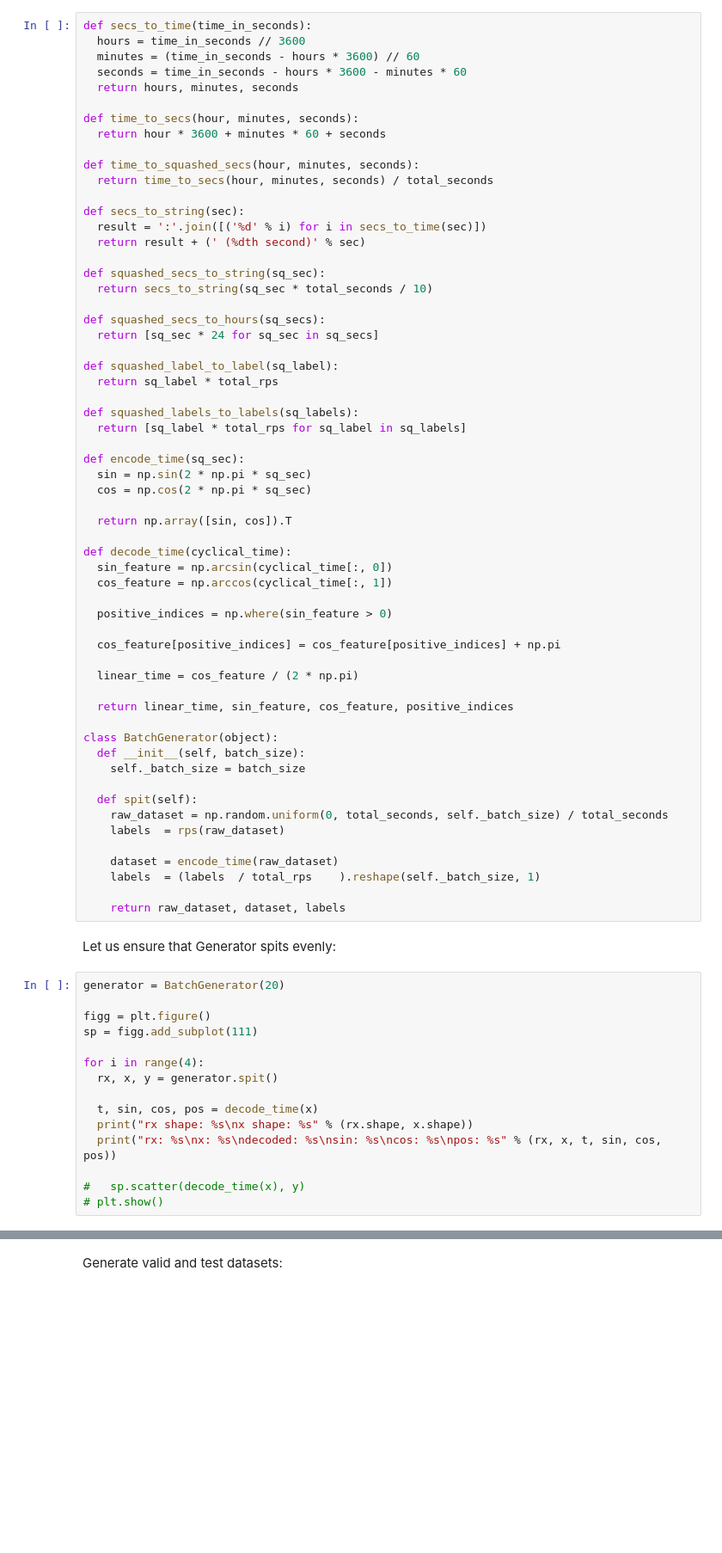
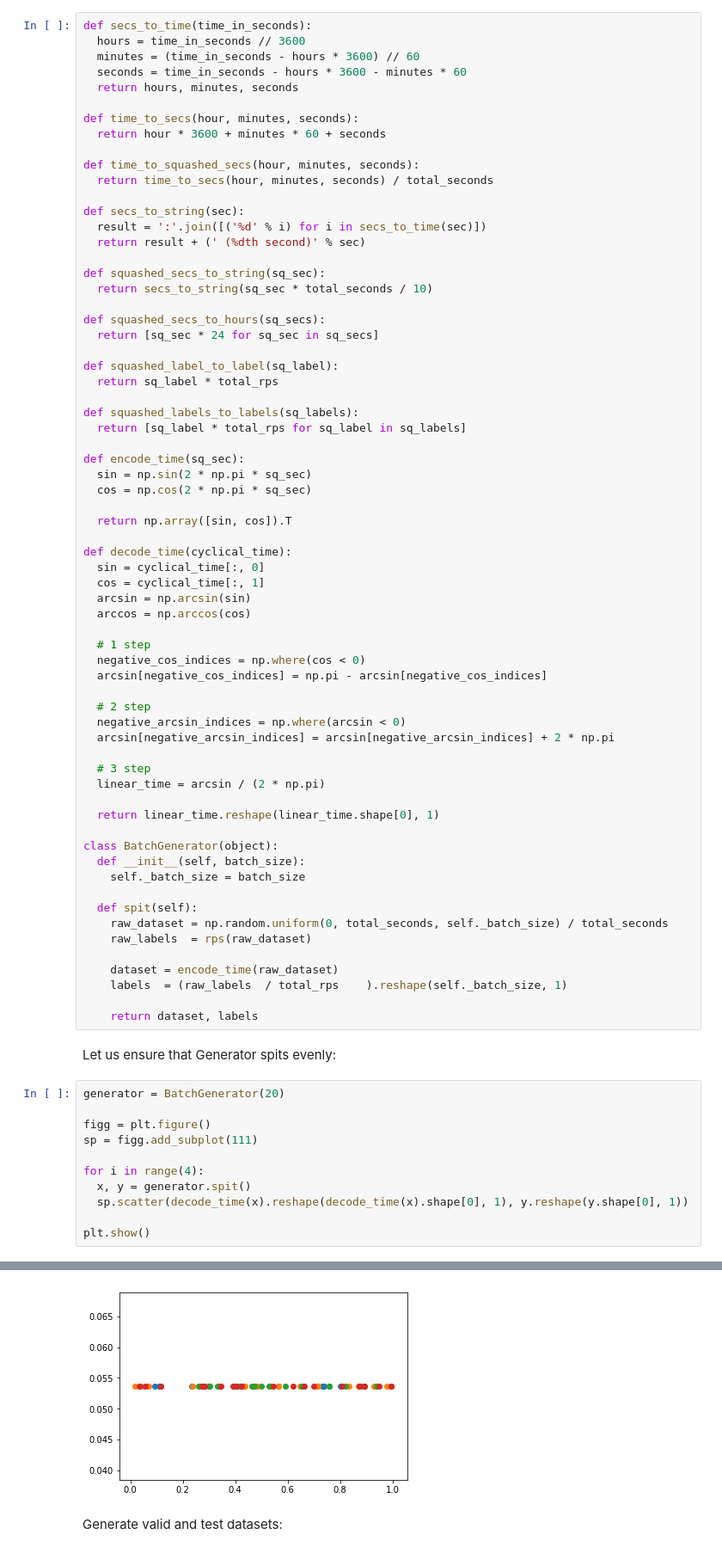
Before and after one commit to gafrom/udacity-deep_learning, a Jupyter notebook: hightime.ipynb, the cells around one changed output, grey strips where cells are left out. Shown at 86% size. Drawn from its saved outputs; the diff is of its cells as text; blank space fills up the shorter version.

Commit message:
Implement decode_time method for cyclical decoding

```diff
--- a/hightime.ipynb
+++ b/hightime.ipynb
@@ -77,16 +77,23 @@ def encode_time(sq_sec):
   return np.array([sin, cos]).T
 
 def decode_time(cyclical_time):
-  sin_feature = np.arcsin(cyclical_time[:, 0])
-  cos_feature = np.arccos(cyclical_time[:, 1])
+  sin = cyclical_time[:, 0]
+  cos = cyclical_time[:, 1]
+  arcsin = np.arcsin(sin)
+  arccos = np.arccos(cos)
 
-  positive_indices = np.where(sin_feature > 0)
+  # 1 step
+  negative_cos_indices = np.where(cos < 0)
+  arcsin[negative_cos_indices] = np.pi - arcsin[negative_cos_indices]
 
-  cos_feature[positive_indices] = cos_feature[positive_indices] + np.pi
+  # 2 step
+  negative_arcsin_indices = np.where(arcsin < 0)
+  arcsin[negative_arcsin_indices] = arcsin[negative_arcsin_indices] + 2 * np.pi
 
-  linear_time = cos_feature / (2 * np.pi)
+  # 3 step
+  linear_time = arcsin / (2 * np.pi)
 
-  return linear_time, sin_feature, cos_feature, positive_indices
+  return linear_time.reshape(linear_time.shape[0], 1)
 
 class BatchGenerator(object):
   def __init__(self, batch_size):
@@ -94,12 +101,12 @@ class BatchGenerator(object):
 
   def spit(self):
     raw_dataset = np.random.uniform(0, total_seconds, self._batch_size) / total_seconds
-    labels  = rps(raw_dataset)
+    raw_labels  = rps(raw_dataset)
 
     dataset = encode_time(raw_dataset)
-    labels  = (labels  / total_rps    ).reshape(self._batch_size, 1)
+    labels  = (raw_labels  / total_rps    ).reshape(self._batch_size, 1)
 
-    return raw_dataset, dataset, labels
+    return dataset, labels
 # %% [markdown]
 Let us ensure that Generator spits evenly:
 # %%
@@ -109,12 +116,8 @@ figg = plt.figure()
 sp = figg.add_subplot(111)
 
 for i in range(4):
-  rx, x, y = generator.spit()
+  x, y = generator.spit()
+  sp.scatter(decode_time(x).reshape(decode_time(x).shape[0], 1), y.reshape(y.shape[0], 1))
 
-  t, sin, cos, pos = decode_time(x)
-  print("rx shape: %s\nx shape: %s" % (rx.shape, x.shape))
-  print("rx: %s\nx: %s\ndecoded: %s\nsin: %s\ncos: %s\npos: %s" % (rx, x, t, sin, cos, pos))
-
-#   sp.scatter(decode_time(x), y)
-# plt.show()
+plt.show()
 # %% [output]
@@ -138,3 +124,4 @@ pos: (array([ 2,  4,  5,  6, 13, 16, 17, 19]),)
+[figure, added]
 # %% [markdown]
 Generate valid and test datasets:
 # %%
```
Also changed, not shown: parts of 1 cell of this notebook.
